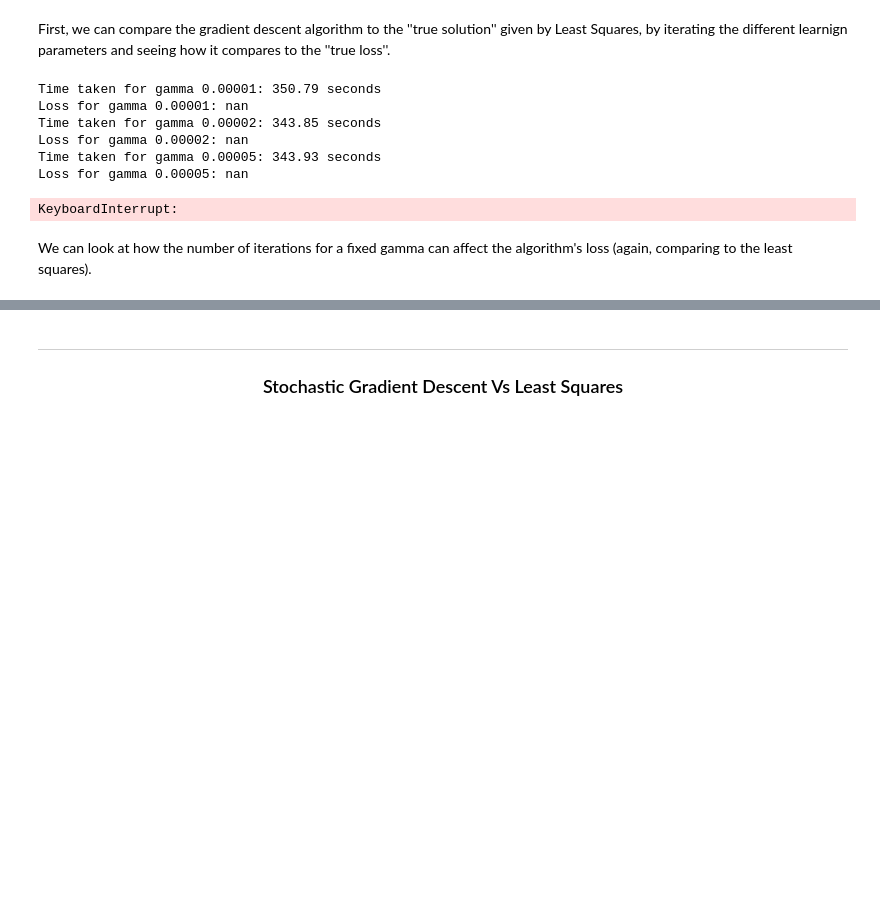
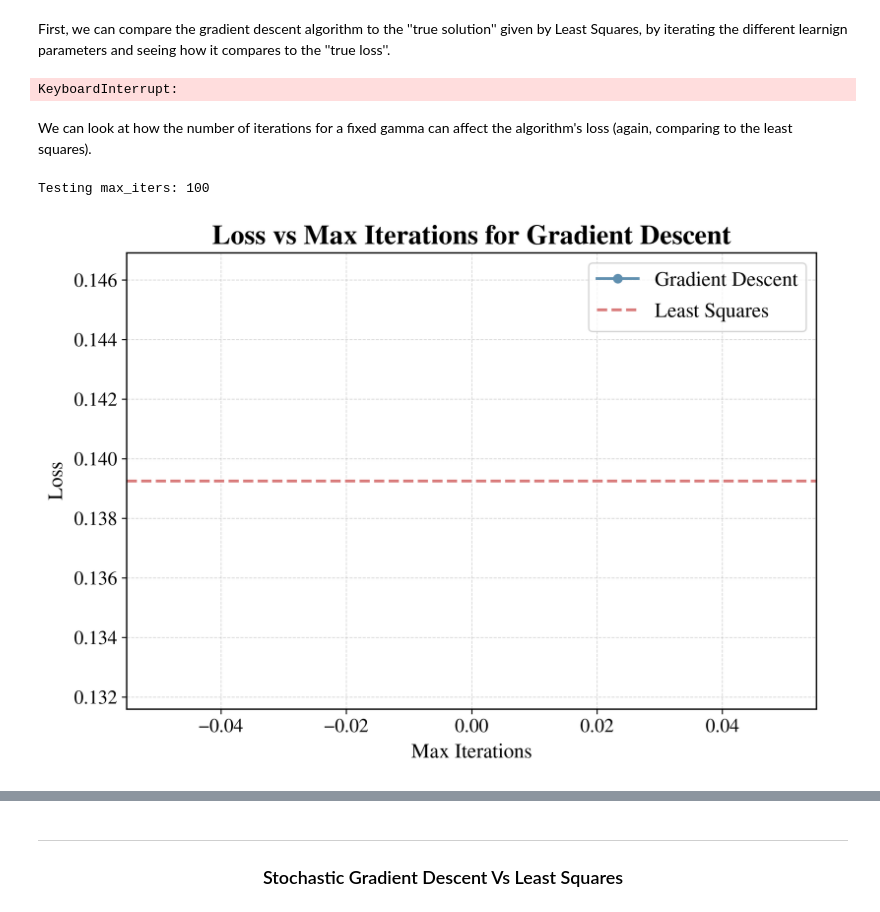
Before and after one commit to TheImprovedMuffinMan/ML_project1_MMA, a Jupyter notebook: code/run.ipynb, the cells around one changed output, grey strips where cells are left out. Saved outputs shown, nothing was run; the diff lists cells and outputs as text; code cells hidden in the pictures; blank space fills up the shorter version.

```diff
--- a/code/run.ipynb
+++ b/code/run.ipynb
@@ -210,0 +160,22 @@ print(kept_feature_names)
+# %%
+# Load column names
+header = np.genfromtxt(x_train_path,delimiter=",",max_rows=1,dtype=str)
+
+# Id was already removed by helpers.load_csv_data()
+feature_names = header[1:]
+COLS_TO_DROP = COLS_ADMIN + COLS_REDUNDANT + COLS_MOSTLY_NAN
+keep_columns = ~np.isin(feature_names, COLS_TO_DROP)
+
+# Apply exactly the same mask to train and test
+x_train_cleaned = x_train[:, keep_columns]
+x_test_cleaned = x_test[:, keep_columns]
+
+kept_feature_names = feature_names[keep_columns]
+removed_feature_names = feature_names[~keep_columns]
+
+print("Original number of columns:", x_train.shape[1])
+print("Number removed:", len(removed_feature_names))
+print("Number kept:", x_train_cleaned.shape[1])
+Ntr = x_train_cleaned.shape[0]
+Nte = x_test_cleaned.shape[0]
+D = x_train_cleaned.shape[1]
@@ -329,23 +364,25 @@ Unique values: [1. 2.]
 First, we can compare the gradient descent algorithm to the ''true solution'' given by Least Squares, by iterating the different learnign parameters and seeing how it compares to the ''true loss''.
 # %%
 # grid testing for the learning rate (gamma) in gradient descent
-gammas = np.logspace(-5, 0, 15)
+#gammas = np.logspace(-5, 0, 15)
+gammas = [0.01]
 max_iters = 1000
-initial_w = np.zeros(x_train.shape[1])
+initial_w = np.ones(x_train_cleaned.shape[1])
 losses = []
 
 for gamma in gammas:
     start_time = time.time()
-    w, loss = imp.mean_squared_error_gd(y_train, x_train, initial_w, max_iters,
-                                        gamma)
+    w, loss = imp.mean_squared_error_gd(y_train, x_train_cleaned, initial_w,
+                                        max_iters, gamma)
     end_time = time.time()
-    print(f"Time taken for gamma {gamma:.5f}: {end_time - start_time:.2f} seconds")
+    print(f"Time taken for gamma {gamma:.5f}: {end_time - start_time:.2f} ",
+          "seconds")
     print(f"Loss for gamma {gamma:.5f}: {loss:.5f}")
 
     losses.append(loss)
 
 # Least squares reference
-w_ls, loss_ls = imp.least_squares(y_train, x_train)
+w_ls, loss_ls = imp.least_squares(y_train, x_train_cleaned)
 
 plt.semilogx(gammas, losses, marker="o", label="Gradient Descent",
              color=COLORS["blue"])
@@ -356,33 +393,31 @@ plt.title("Loss vs Learning Rate for Gradient Descent")
 plt.legend()
 plt.show()
 # %% [output]
-Time taken for gamma 0.00001: 350.79 seconds
-Loss for gamma 0.00001: nan
-Time taken for gamma 0.00002: 343.85 seconds
-Loss for gamma 0.00002: nan
-Time taken for gamma 0.00005: 343.93 seconds
-Loss for gamma 0.00005: nan
+KeyboardInterrupt:
-KeyboardInterrupt:
 # %% [markdown]
 We can look at how the number of iterations for a fixed gamma can affect the algorithm's loss (again, comparing to the least squares).
 # %%
 # grid testing max iterations for gradient descent
-gamma = 0.01
-max_iters_list = [1, 2, 5, 10, 20, 50, 100, 200, 500, 1000, 2000]
-
+gamma = 0.000001
+#max_iters_list = [1, 2, 5, 10, 20, 50, 100, 200, 500, 1000, 2000]
+max_iters_list = [100]
 gd_losses = []
+initial_w = np.ones(x_train_cleaned.shape[1])
 
 for max_iters in max_iters_list:
     print(f"Testing max_iters: {max_iters}")
-    w_gd, loss_gd = imp.mean_squared_error_gd(y_train, x_train, initial_w,
+    w_gd, loss_gd = imp.mean_squared_error_gd(y_train, x_train_cleaned, initial_w,
                                               max_iters, gamma)
     gd_losses.append(loss_gd)
 
 plt.plot(max_iters_list, gd_losses, marker="o", label="Gradient Descent",
          color=COLORS["blue"])
 plt.axhline(loss_ls, color=COLORS["red"], linestyle="--", label="Least Squares")
 plt.xlabel("Max Iterations")
 plt.ylabel("Loss")
 plt.title("Loss vs Max Iterations for Gradient Descent")
 plt.legend()
 plt.show()
+# %% [output]
+Testing max_iters: 100
+[figure, added]
```
Also changed, not shown: parts of 18 cells of this notebook, 8 other files.
